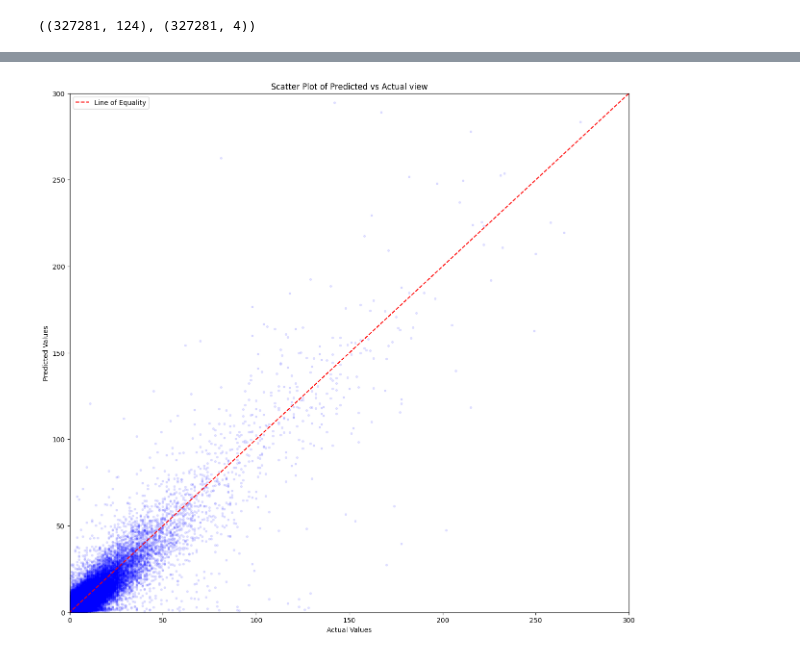
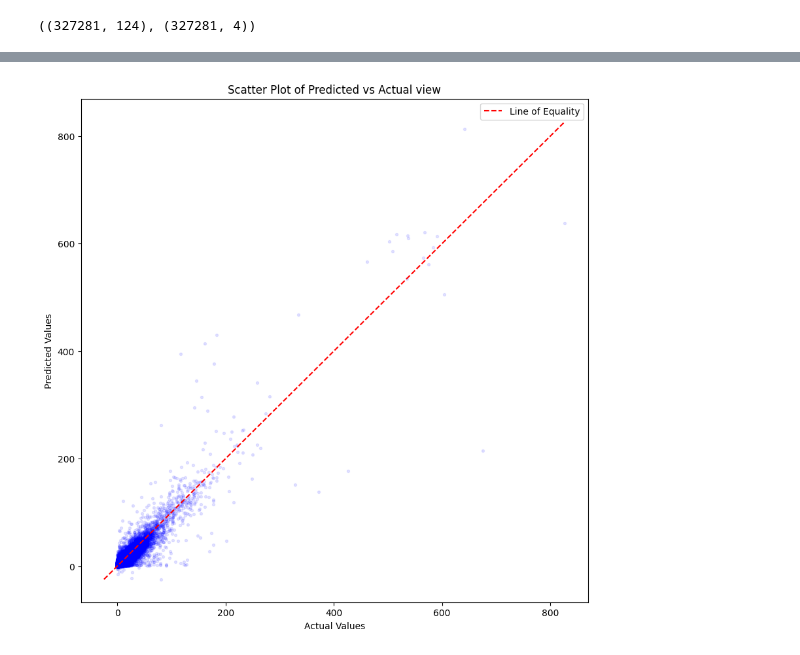
Before and after one commit to catan271/datn, a Jupyter notebook: training/02b-test.ipynb, the cells around one changed output, grey strips where cells are left out. Saved outputs shown, nothing was run; the diff lists cells and outputs as text; code cells hidden in the pictures.

Commit message:
fix: plot accuracy

```diff
--- a/training/02b-test.ipynb
+++ b/training/02b-test.ipynb
@@ -41,5 +41,5 @@ from training.utils import plot_accuracy
 
 model_view = load_model('../model/saved/d-view.keras')
 p_view = model_view.predict(X_test)
-plot_accuracy(p_view[:, 0], y_test[:, 0], "view", (0, 300))
+plot_accuracy(p_view[:, 0], y_test[:, 0], "view")
 # %% [output]
@@ -47,4 +47,4 @@ plot_accuracy(p_view[:, 0], y_test[:, 0], "view", (0, 300))
-[figure, old version]
+[figure, new version]
 # %%
 
 model_cart = load_model('../model/saved/d-cart.keras')
```
Also changed, not shown: parts of 4 cells of this notebook, 2 other files.
